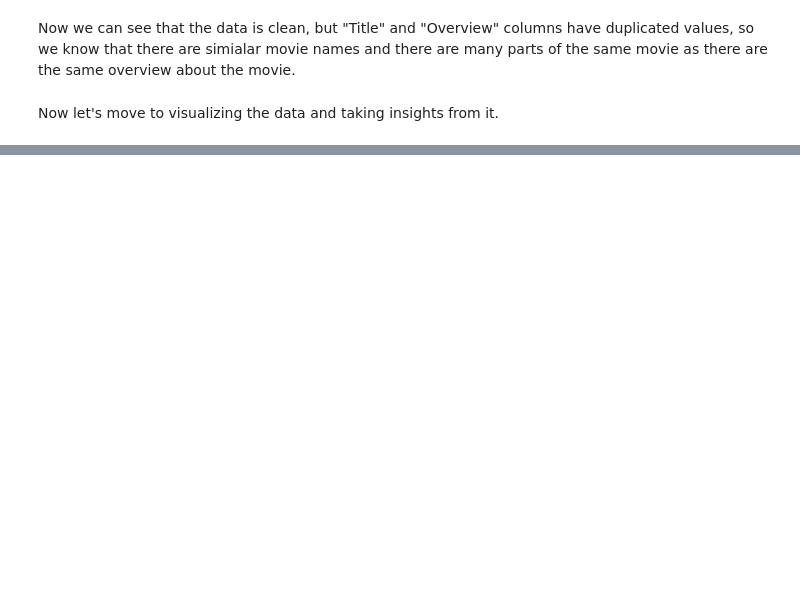
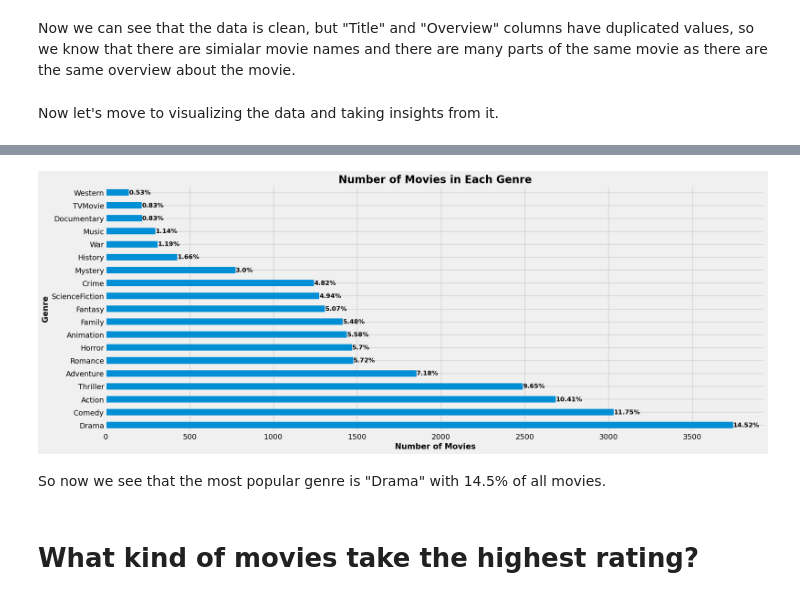
Before and after one commit to mhmdkardosha/IEEE-ManCSC-tasks, a Jupyter notebook: Task 4 (Data visualization practice)/Movies visualization.ipynb, the cells around one changed output, grey strips where cells are left out. Drawn from its saved outputs; the diff is of its cells as text; code cells hidden in the pictures; blank space fills up the shorter version.

```diff
--- a/Task 4 (Data visualization practice)/Movies visualization.ipynb
+++ b/Task 4 (Data visualization practice)/Movies visualization.ipynb
@@ -87,0 +202,4 @@ Now let's move to visualizing the data and taking insights from it.
+# %%
+copy_ = df.copy()
+copy_['Genre'] = copy_['Genre'].str.replace(' ', '').str.split(',')
+plot_ = copy_.explode('Genre')['Genre'].value_counts()
@@ -87,0 +229,14 @@ Now let's move to visualizing the data and taking insights from it.
+# %%
+plot_.plot(kind='barh', figsize=(20, 8))
+plt.xlabel('Number of Movies', fontsize=15, fontweight='bold')
+plt.ylabel('Genre', fontsize=15, fontweight='bold')
+plt.title('Number of Movies in Each Genre', fontsize=20, fontweight='bold')
+for i, v in enumerate(plot_):
+    plt.text(v, i, str(round(v/sum(plot_) * 100, 2)) + '%', va='center', fontsize=12, fontweight='bold')
+plt.show()
+# %% [output]
+[figure, added]
+# %% [markdown]
+So now we see that the most popular genre is "Drama" with 14.5% of all movies.
+# %% [markdown]
+# What kind of movies take the highest rating?
```
Also changed, not shown: parts of 34 cells of this notebook.
